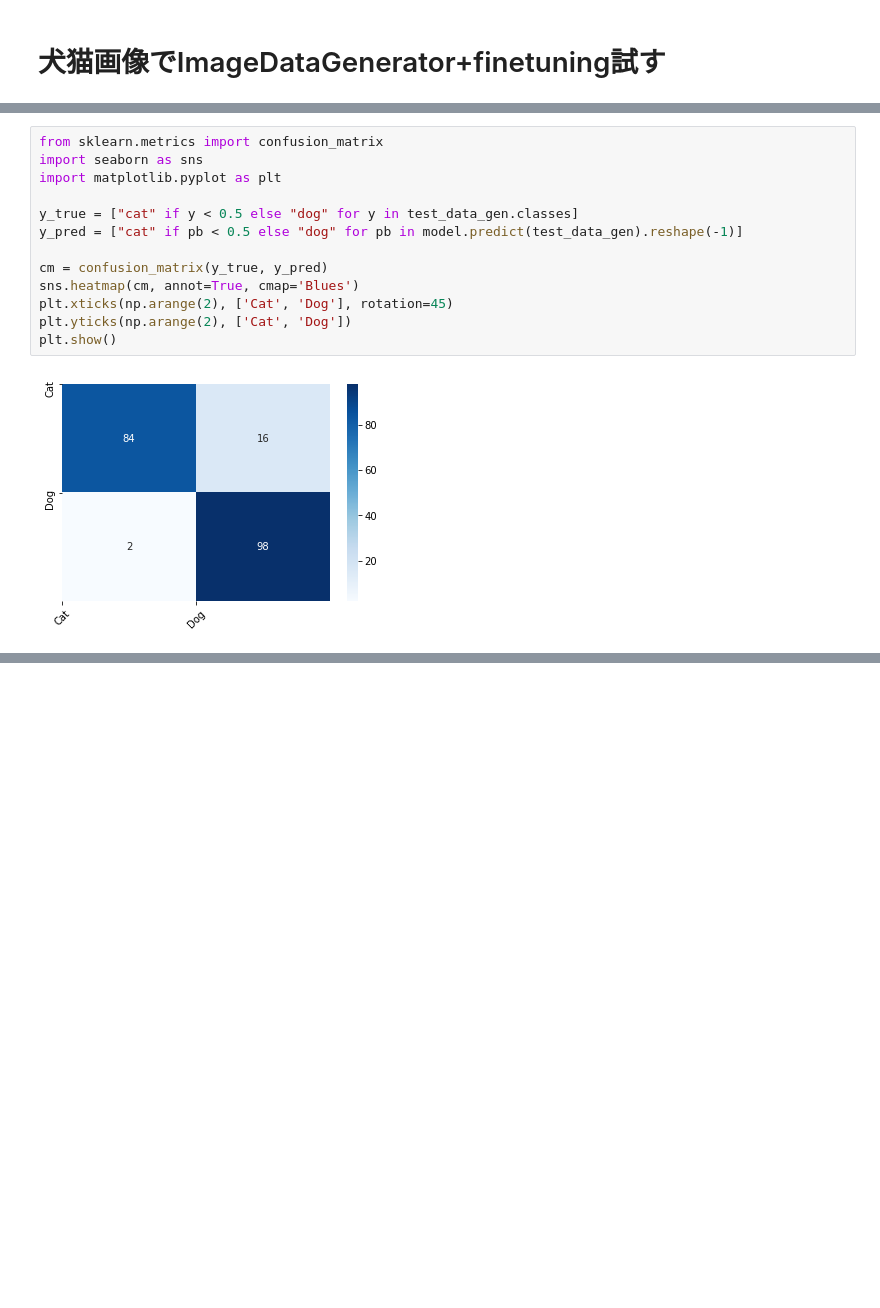
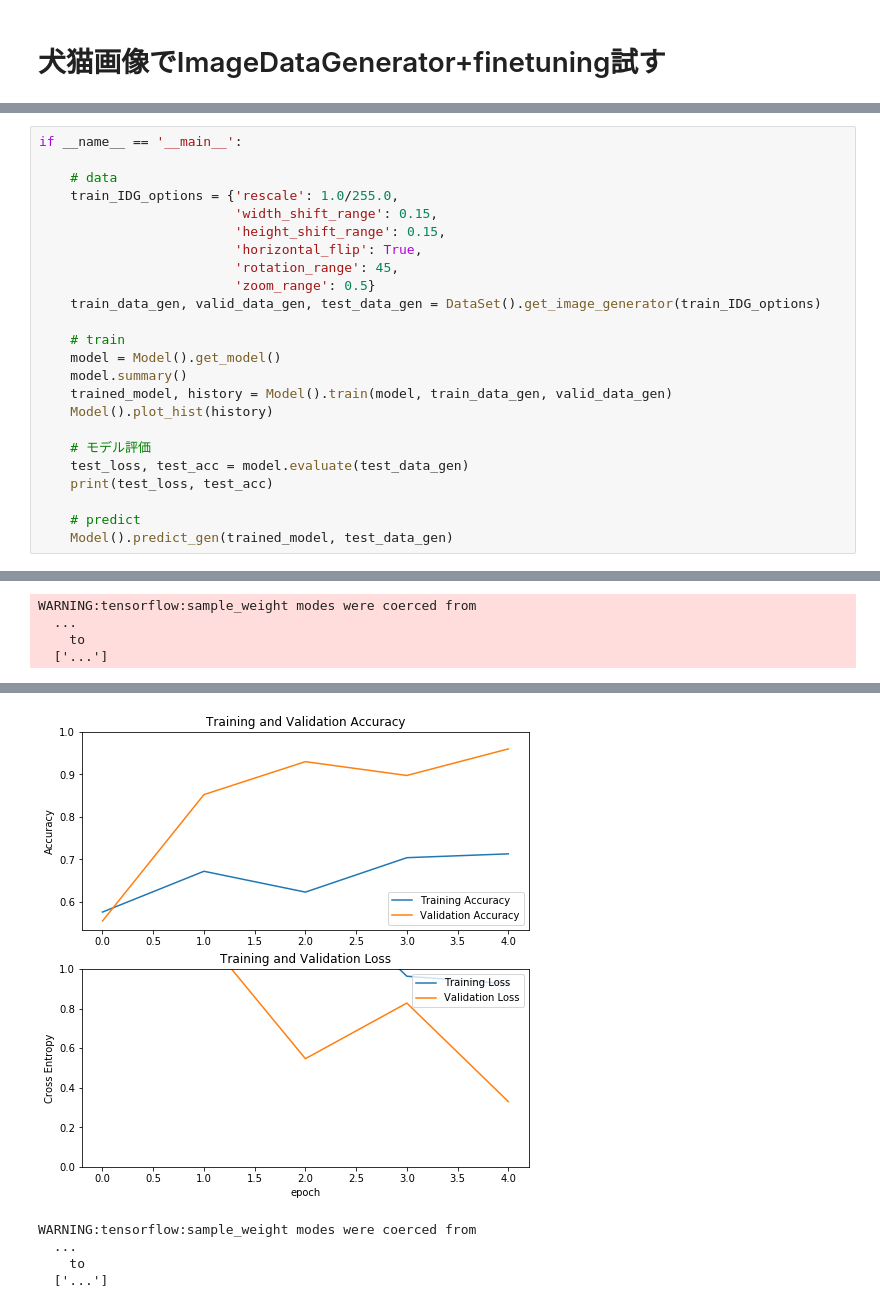
Before and after one commit to riron1206/04.image_relate, a Jupyter notebook: tf_image/tf_train.ipynb, the cells around one changed output, grey strips where cells are left out. Saved outputs shown, nothing was run; the diff lists cells and outputs as text; blank space fills up the shorter version.

```diff
--- a/tf_image/tf_train.ipynb
+++ b/tf_image/tf_train.ipynb
@@ -162,15 +150,25 @@ WARNING:tensorflow:sample_weight modes were coerced from
-# %%
-from sklearn.metrics import confusion_matrix
-import seaborn as sns
-import matplotlib.pyplot as plt
-
-y_true = ["cat" if y < 0.5 else "dog" for y in test_data_gen.classes]
-y_pred = ["cat" if pb < 0.5 else "dog" for pb in model.predict(test_data_gen).reshape(-1)]
-
-cm = confusion_matrix(y_true, y_pred)
-sns.heatmap(cm, annot=True, cmap='Blues')
-plt.xticks(np.arange(2), ['Cat', 'Dog'], rotation=45)
-plt.yticks(np.arange(2), ['Cat', 'Dog'])
-plt.show()
-# %% [output]
-[figure, removed]
+# %%
+if __name__ == '__main__':
+
+    # data
+    train_IDG_options = {'rescale': 1.0/255.0,
+                         'width_shift_range': 0.15,
+                         'height_shift_range': 0.15,
+                         'horizontal_flip': True,
+                         'rotation_range': 45,
+                         'zoom_range': 0.5}
+    train_data_gen, valid_data_gen, test_data_gen = DataSet().get_image_generator(train_IDG_options)
+
+    # train
+    model = Model().get_model()
+    model.summary()
+    trained_model, history = Model().train(model, train_data_gen, valid_data_gen)
+    Model().plot_hist(history)
+
+    # モデル評価
+    test_loss, test_acc = model.evaluate(test_data_gen)
+    print(test_loss, test_acc)
+
+    # predict
+    Model().predict_gen(trained_model, test_data_gen)
+# %% [output]
@@ -176,0 +200,4 @@ plt.show()
+WARNING:tensorflow:sample_weight modes were coerced from
+  ...
+    to
+  ['...']
@@ -176,0 +220,5 @@ plt.show()
+[figure, added]
+WARNING:tensorflow:sample_weight modes were coerced from
+  ...
+    to
+  ['...']
```
Also changed, not shown: parts of 7 cells of this notebook, 1 other file.
